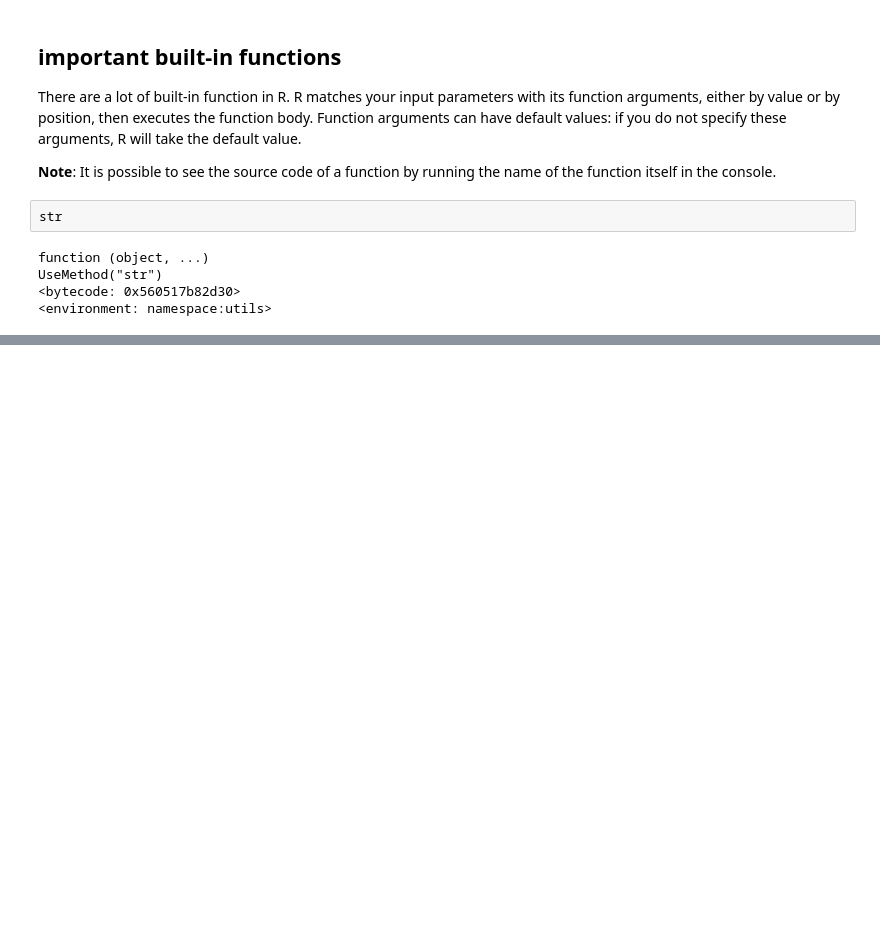
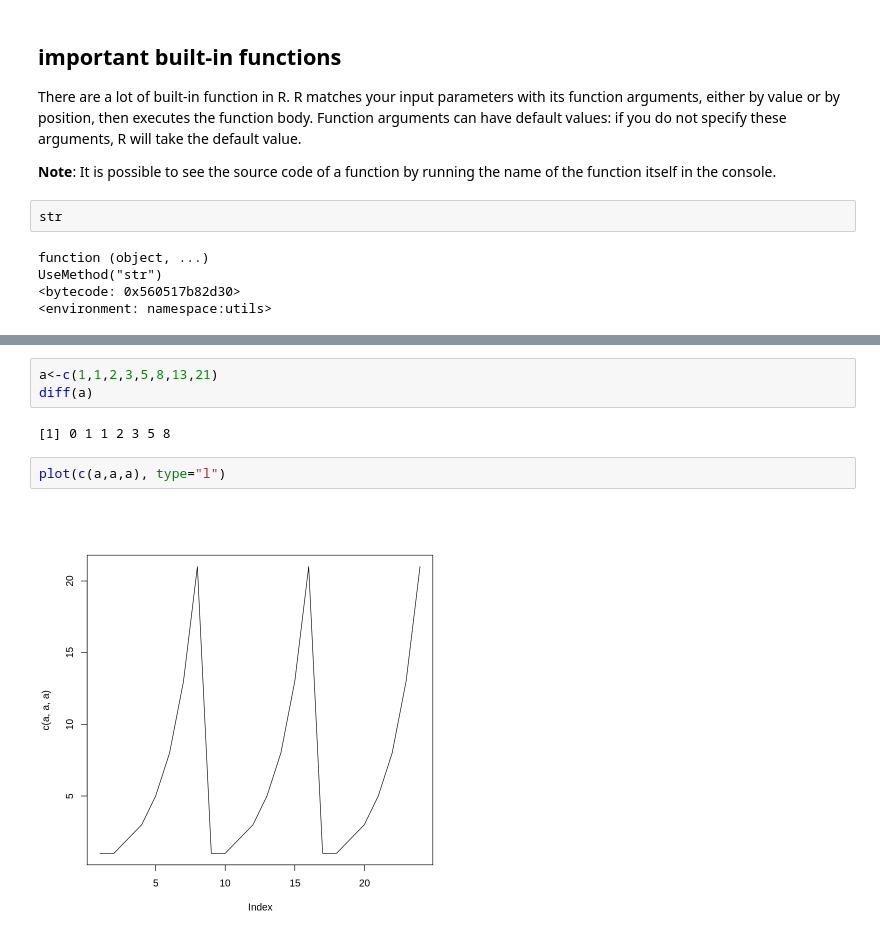
Before and after one commit to raynardj/r_notes, a Jupyter notebook: 10_functions.ipynb, the cells around one changed output, grey strips where cells are left out. Saved outputs shown, nothing was run; the diff lists cells and outputs as text; blank space fills up the shorter version.

```diff
--- a/10_functions.ipynb
+++ b/10_functions.ipynb
@@ -35,0 +47,9 @@ UseMethod("str")
+# %%
+a<-c(1,1,2,3,5,8,13,21)
+diff(a)
+# %% [output]
+[1] 0 1 1 2 3 5 8
+# %%
+plot(c(a,a,a), type="l")
+# %% [output]
+[figure, added]
```
Also changed, not shown: parts of 25 cells of this notebook.
